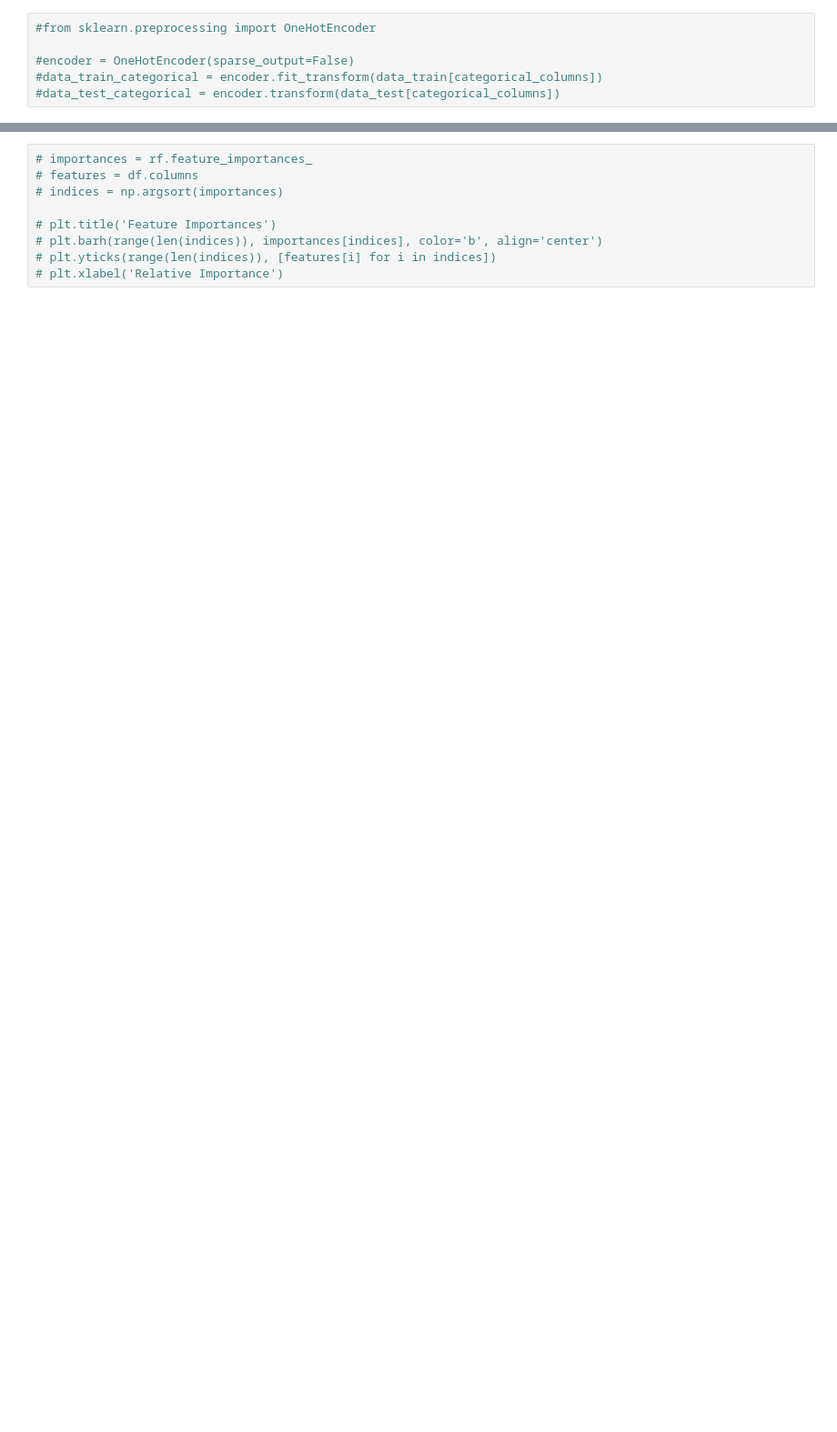
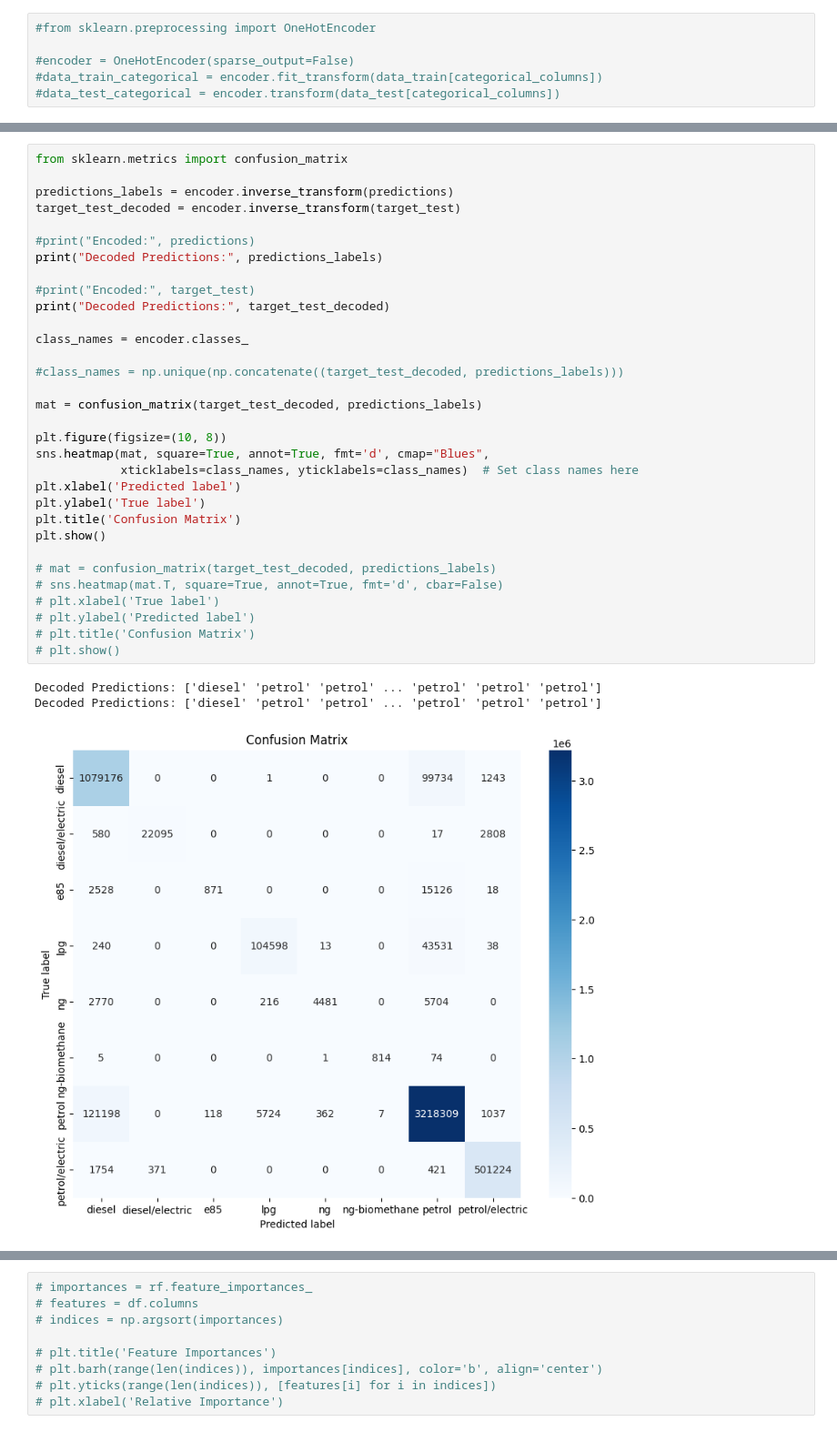
Before and after one commit to leonellb/car-co2-prediction, a Jupyter notebook: notebooks/2_0-comb-thom-fuel_type_classif_model.ipynb, the cells around one changed output, grey strips where cells are left out. Shown at 91% size. Drawn from its saved outputs; the diff is of its cells as text; blank space fills up the shorter version.

```diff
--- a/notebooks/2_0-comb-thom-fuel_type_classif_model.ipynb
+++ b/notebooks/2_0-comb-thom-fuel_type_classif_model.ipynb
@@ -220,0 +254,36 @@ Parameters: { "use_label_encoder" } are not used.
+# %%
+from sklearn.metrics import confusion_matrix
+
+predictions_labels = encoder.inverse_transform(predictions)
+target_test_decoded = encoder.inverse_transform(target_test)
+
+#print("Encoded:", predictions)
+print("Decoded Predictions:", predictions_labels)
+
+#print("Encoded:", target_test)
+print("Decoded Predictions:", target_test_decoded)
+
+class_names = encoder.classes_
+
+#class_names = np.unique(np.concatenate((target_test_decoded, predictions_labels)))
+
+mat = confusion_matrix(target_test_decoded, predictions_labels)
+
+plt.figure(figsize=(10, 8))
+sns.heatmap(mat, square=True, annot=True, fmt='d', cmap="Blues",
+            xticklabels=class_names, yticklabels=class_names)  # Set class names here
+plt.xlabel('Predicted label')
+plt.ylabel('True label')
+plt.title('Confusion Matrix')
+plt.show()
+
+# mat = confusion_matrix(target_test_decoded, predictions_labels)
+# sns.heatmap(mat.T, square=True, annot=True, fmt='d', cbar=False)
+# plt.xlabel('True label')
+# plt.ylabel('Predicted label')
+# plt.title('Confusion Matrix')
+# plt.show()
+# %% [output]
+Decoded Predictions: ['diesel' 'petrol' 'petrol' ... 'petrol' 'petrol' 'petrol']
+Decoded Predictions: ['diesel' 'petrol' 'petrol' ... 'petrol' 'petrol' 'petrol']
+[figure, added]
```
Also changed, not shown: parts of 15 cells of this notebook.
